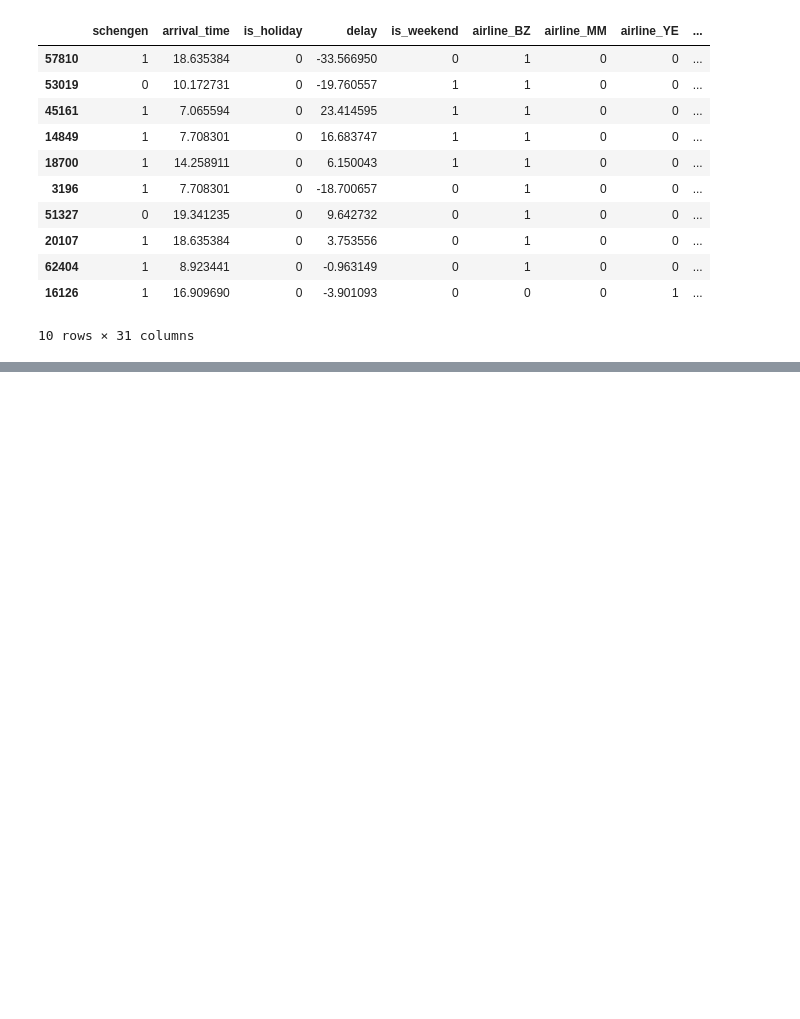
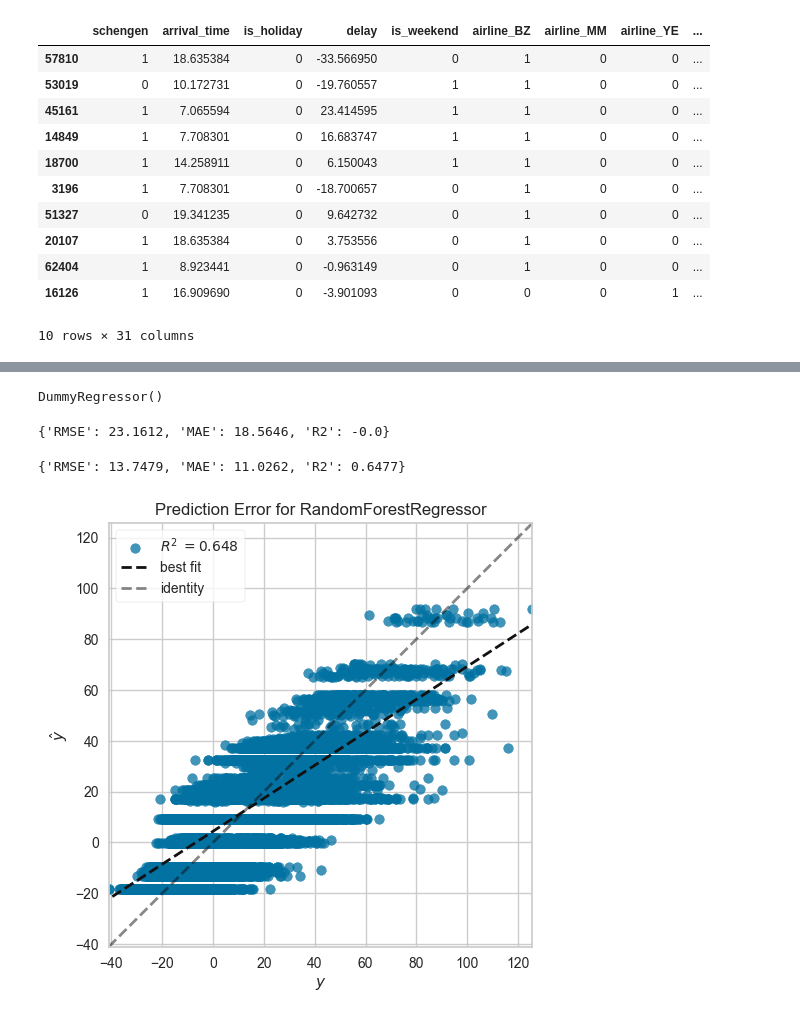
Before and after one commit to jbcodedev/ml-flight-forecast, a Jupyter notebook: ml-flight-forecast.ipynb, the cells around one changed output, grey strips where cells are left out. Saved outputs shown, nothing was run; the diff lists cells and outputs as text; code cells hidden in the pictures; blank space fills up the shorter version.

Commit message:
Model selection and validation

```diff
--- a/ml-flight-forecast.ipynb
+++ b/ml-flight-forecast.ipynb
@@ -328,0 +336,11 @@ df.sample(10)
+# %%
+# Generacion del modelo
+X = df.drop(['delay'],axis=1)
+y = df['delay']
+
+X_train, X_test, y_train, y_test = train_test_split(X,y,test_size=0.3,random_state=42)
+
+baseline = DummyRegressor()
+baseline.fit(X_train,y_train)
+# %% [output]
+DummyRegressor()
@@ -328,0 +364,18 @@ df.sample(10)
+# %%
+# Generacion de varible para que reciba los datos
+resultados_baseline = calcular_regresion(y_test, y_pred_dummy)
+resultados_baseline
+# %% [output]
+{'RMSE': 23.1612, 'MAE': 18.5646, 'R2': -0.0}
+# %%
+# Utilizando Random Forest para mejorar el baseline
+from sklearn.ensemble import RandomForestRegressor
+
+# Creando el modelo con Random Forest
+modelo = RandomForestRegressor(max_depth=5, random_state=42)
+modelo.fit(X_train,y_train)
+ypred = modelo.predict(X_test)
+resultados_rf = calcular_regresion(y_test,ypred)
+resultados_rf
+# %% [output]
+{'RMSE': 13.7479, 'MAE': 11.0262, 'R2': 0.6477}
@@ -328,0 +384,7 @@ df.sample(10)
+# %%
+# Utilizando Yellowbrick para la visualizacion del modelo
+from yellowbrick.regressor import prediction_error
+
+visualizer = prediction_error(modelo, X_train, y_train, X_test, y_test);
+# %% [output]
+[figure, added]
```
Also changed, not shown: parts of 8 cells of this notebook.
